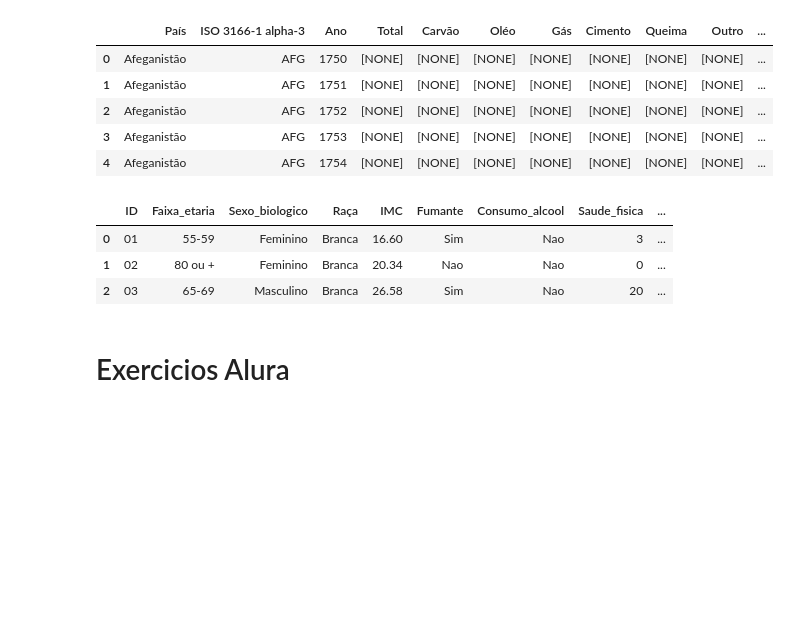
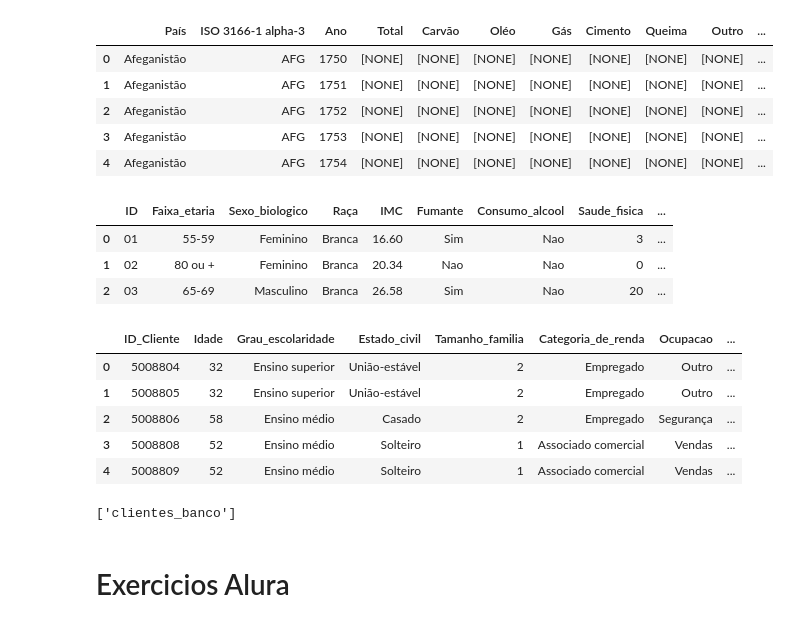
Before and after one commit to rickarin/Alura-Pandas-I-O, a Jupyter notebook: alura_pandas_i_o.ipynb, the cells around one changed output. Drawn from its saved outputs; the diff is of its cells as text; code cells hidden in the pictures; blank space fills up the shorter version.

```diff
--- a/alura_pandas_i_o.ipynb
+++ b/alura_pandas_i_o.ipynb
@@ -152,6 +152,29 @@ from sqlalchemy import create_engine, MetaData, Table, inspect
 
 # Criando um banco de dados na memoria local
 engine = create_engine('sqlite:///:memory:')
+# %%
+url = 'https://raw.githubusercontent.com/alura-cursos/Pandas/main/clientes_banco.csv'
+
+dados_clientes = pd.read_csv(url)
+
+# Analise dos dados
+dados_clientes.head()
+
+# Salvando a tabela no banco de dados
+dados_clientes.to_sql('clientes_banco', engine, index=False)
+# %% [output]
+|  | ID_Cliente | Idade | Grau_escolaridade | Estado_civil | Tamanho_familia | Categoria_de_renda | Ocupacao | ... |
+| 0 | 5008804 | 32 | Ensino superior | União-estável | 2 | Empregado | Outro | ... |
+| 1 | 5008805 | 32 | Ensino superior | União-estável | 2 | Empregado | Outro | ... |
+| 2 | 5008806 | 58 | Ensino médio | Casado | 2 | Empregado | Segurança | ... |
+| 3 | 5008808 | 52 | Ensino médio | Solteiro | 1 | Associado comercial | Vendas | ... |
+| 4 | 5008809 | 52 | Ensino médio | Solteiro | 1 | Associado comercial | Vendas | ... |
+# %%
+# Verificando se a tabela esta no banco de dados
+inspector = inspect(engine)
+inspector.get_table_names()
+# %% [output]
+['clientes_banco']
 # %% [markdown]
 # Exercicios Alura
 # %%
```
